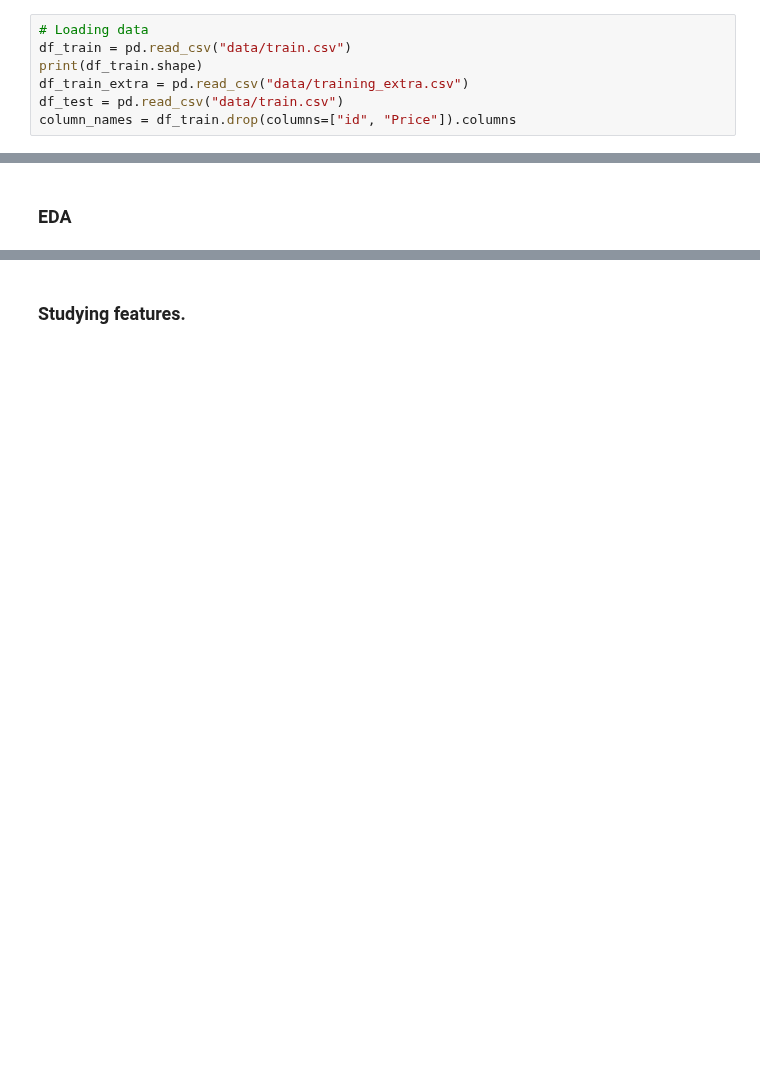
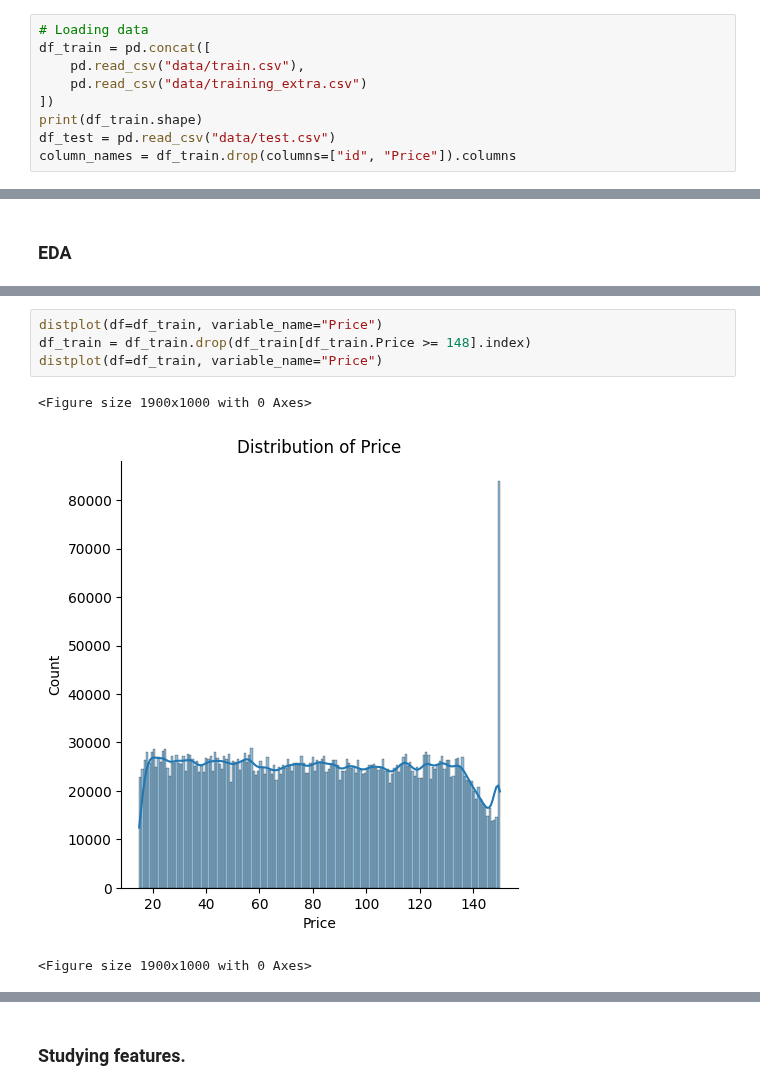
Before and after one commit to BaptPicxDev/swag2-backpack-predict, a Jupyter notebook: notebooks/training.ipynb, the cells around one changed output, grey strips where cells are left out. Drawn from its saved outputs; the diff is of its cells as text; blank space fills up the shorter version.

```diff
--- a/notebooks/training.ipynb
+++ b/notebooks/training.ipynb
@@ -44,8 +42,10 @@ from src.utils import (
 # %%
 # Loading data
-df_train = pd.read_csv("data/train.csv")
+df_train = pd.concat([
+    pd.read_csv("data/train.csv"),
+    pd.read_csv("data/training_extra.csv")
+])
 print(df_train.shape)
-df_train_extra = pd.read_csv("data/training_extra.csv")
-df_test = pd.read_csv("data/train.csv")
+df_test = pd.read_csv("data/test.csv")
 column_names = df_train.drop(columns=["id", "Price"]).columns
 # %% [output]
@@ -120,0 +96,8 @@ plt.show()
+# %%
+distplot(df=df_train, variable_name="Price")
+df_train = df_train.drop(df_train[df_train.Price >= 148].index)
+distplot(df=df_train, variable_name="Price")
+# %% [output]
+<Figure size 1900x1000 with 0 Axes>
+[figure, added]
+<Figure size 1900x1000 with 0 Axes>
```
Also changed, not shown: parts of 41 cells of this notebook.
